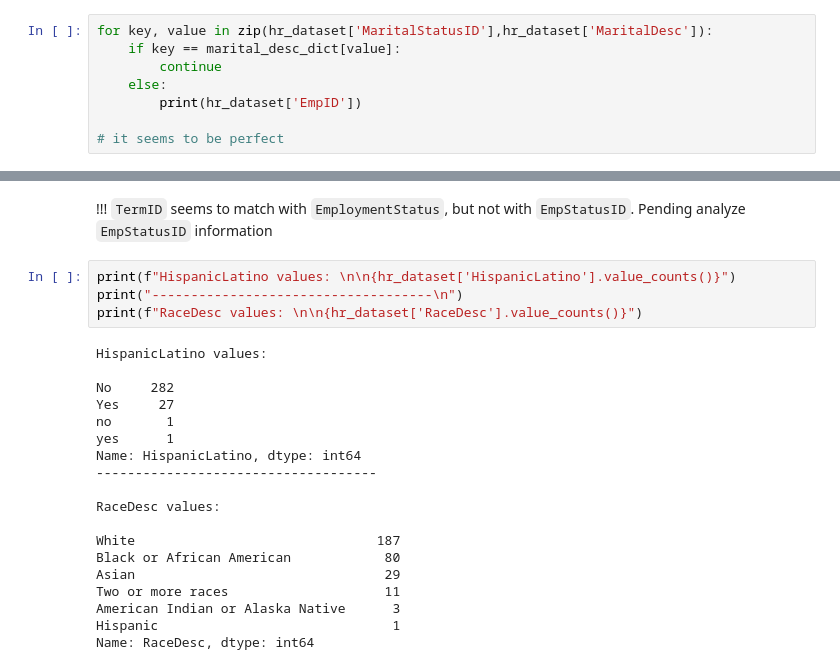
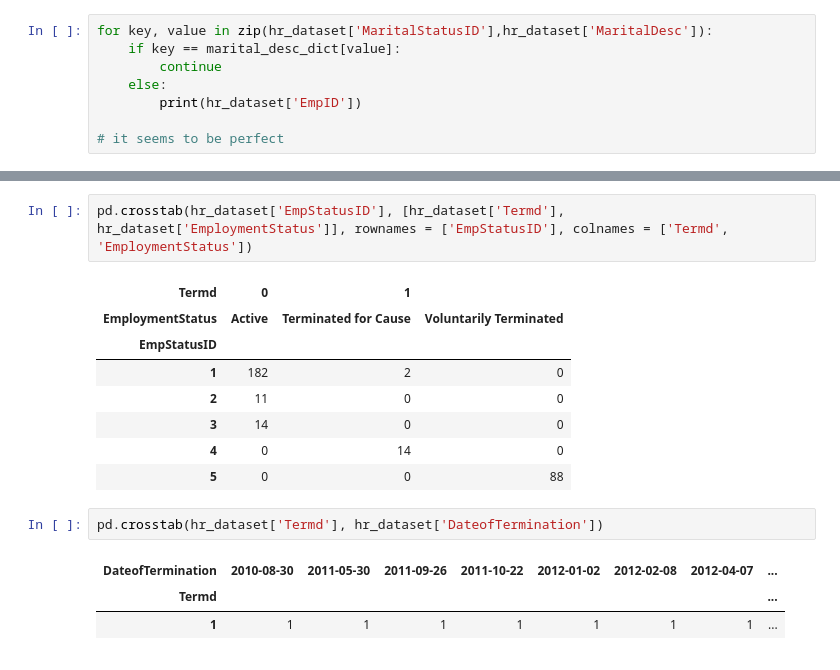
Before and after one commit to AnaSeoane/HR-Project, a Jupyter notebook: Exploring HR_Dataset.ipynb, the cells around one changed output, grey strips where cells are left out. Drawn from its saved outputs; the diff is of its cells as text.

```diff
--- a/Exploring HR_Dataset.ipynb
+++ b/Exploring HR_Dataset.ipynb
@@ -170,26 +161,17 @@ dict(zip(hr_dataset[],hr_dataset['EmploymentStatus']))
-# %% [markdown]
-!!! `TermID` seems to match with `EmploymentStatus`, but not with `EmpStatusID`.
-Pending analyze `EmpStatusID` information
-# %%
-print(f"HispanicLatino values: \n\n{hr_dataset['HispanicLatino'].value_counts()}")
-print("------------------------------------\n")
-print(f"RaceDesc values: \n\n{hr_dataset['RaceDesc'].value_counts()}")
-# %% [output]
-HispanicLatino values:
-
-No     282
-Yes     27
-no       1
-yes      1
-Name: HispanicLatino, dtype: int64
-------------------------------------
-
-RaceDesc values:
-
-White                               187
-Black or African American            80
-Asian                                29
-Two or more races                    11
-American Indian or Alaska Native      3
-Hispanic                              1
-Name: RaceDesc, dtype: int64
+# %%
+pd.crosstab(hr_dataset['EmpStatusID'], [hr_dataset['Termd'], hr_dataset['EmploymentStatus']], rownames = ['EmpStatusID'], colnames = ['Termd', 'EmploymentStatus'])
+# %% [output]
+| Termd | 0 | 1 |  |
+| EmploymentStatus | Active | Terminated for Cause | Voluntarily Terminated |
+| EmpStatusID |  |  |  |
+| 1 | 182 | 2 | 0 |
+| 2 | 11 | 0 | 0 |
+| 3 | 14 | 0 | 0 |
+| 4 | 0 | 14 | 0 |
+| 5 | 0 | 0 | 88 |
+# %%
+pd.crosstab(hr_dataset['Termd'], hr_dataset['DateofTermination'])
+# %% [output]
+| DateofTermination | 2010-08-30 | 2011-05-30 | 2011-09-26 | 2011-10-22 | 2012-01-02 | 2012-02-08 | 2012-04-07 | ... |
+| Termd |  |  |  |  |  |  |  | ... |
+| 1 | 1 | 1 | 1 | 1 | 1 | 1 | 1 | ... |
```
Also changed, not shown: parts of 33 cells of this notebook, 1 other file.
